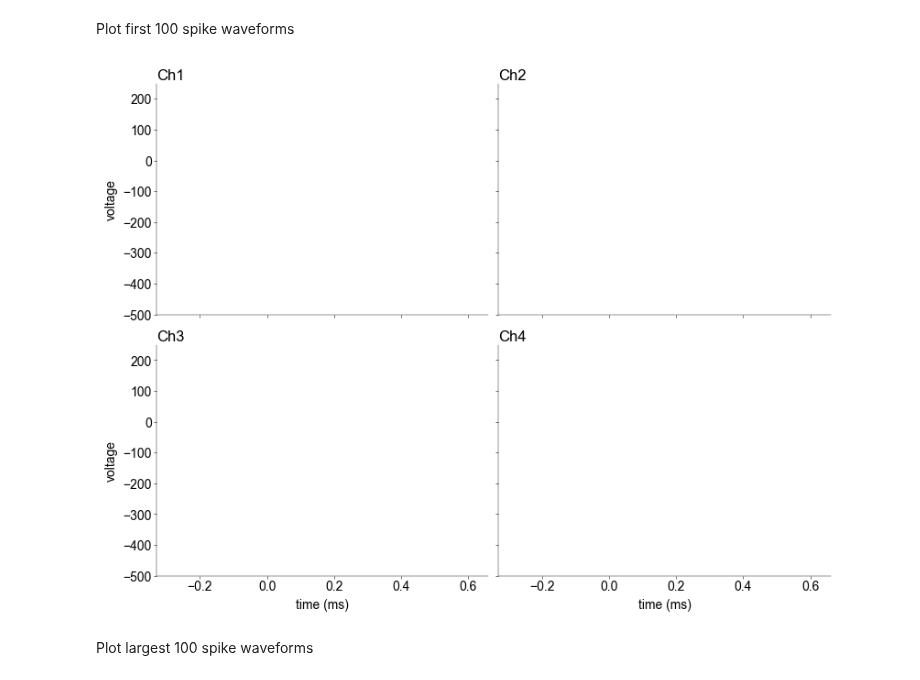
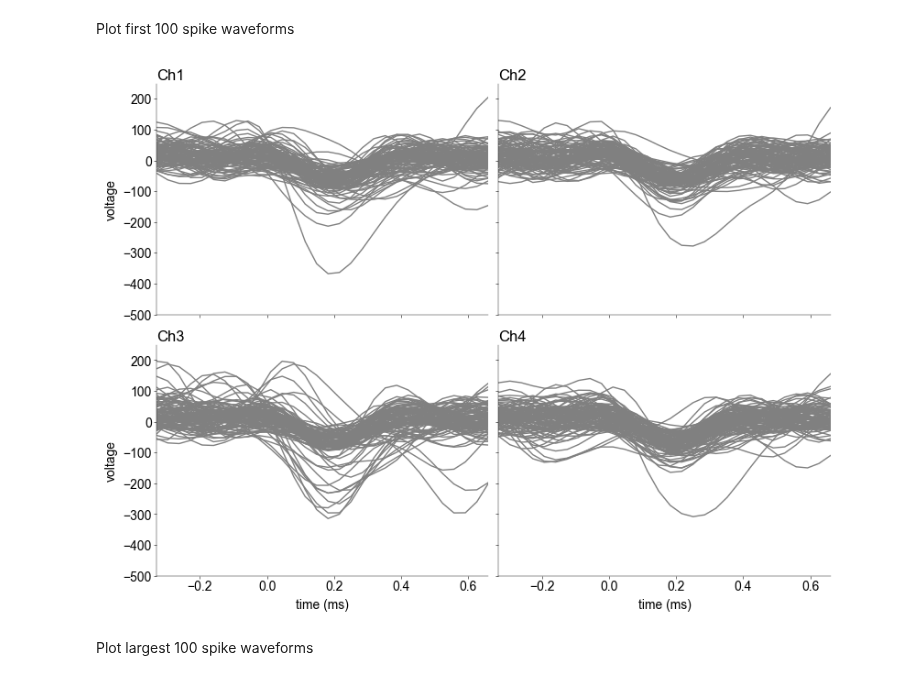
Before and after one commit to H-Kugler/neural-data-science, a Jupyter notebook: notebooks/CodingLab1.ipynb, the cells around one changed output. Cells and saved outputs as stored; diff of their text form; code cells hidden in the pictures.

```diff
--- a/notebooks/CodingLab1.ipynb
+++ b/notebooks/CodingLab1.ipynb
@@ -248,10 +252,19 @@ def detect_spikes(
     # ---------------------------------
     thrd = -N * sigma
 
+    # I am pretty sure this should also work with signal.find_peaks
     # ---------------------------------
     s_thrd = s[np.min(xf[s], axis=1) < thrd]
-    t = (s_thrd - s_thrd[0]) / fs * 1000
 
-    return s_thrd, t, thrd
+    s = [s_thrd[0]]
+    for spike in s_thrd[1:]:
+        if spike - s[-1] >= lockout:
+            s.append(spike)
+
+    s = np.array(s)
+
+    t = (s - s[0]) / fs * 1000
+
+    return s, t, thrd
 # %%
-s, t, thrd = detect_spikes(xf, fs)
+s, t_s, thrd = detect_spikes(x=xf, fs=fs)
@@ -314,7 +332,7 @@ For later spike sorting we need the waveforms of all detected spikes. Extract th
 def extract_waveforms(x: np.ndarray, s: np.ndarray) -> np.ndarray:
     """Extract spike waveforms at times s (given in samples)
     from the filtered signal `xf` using a fixed window around the
-    times othrdf the spikes.
+    times of the spikes.
 
     Parameters
     ----------
@@ -343,43 +361,59 @@ def extract_waveforms(x: np.ndarray, s: np.ndarray) -> np.ndarray:
 
     """
 
-    # insert your code here
-
     # ------------------------------
     # extract spike waveforms (1 pt)
     # ------------------------------
 
-    pass
+    n_spikes = len(s)
+    n_channels = x.shape[1]
+    length_window = 30
+    half_window = int(length_window / 2)
+
+    w = np.stack([x[-half_window + spike : spike + half_window] for spike in s])
+
+    assert w.shape == (n_spikes, length_window, n_channels)
+
+    return w
+# %%
+waveforms = extract_waveforms(x=xf, s=s)
 # %% [markdown]
 Plot first 100 spike waveforms
 # %%
 mosaic = [
     ["Ch1", "Ch2"],
     ["Ch3", "Ch4"],
 ]
 fig, ax = plt.subplot_mosaic(
     mosaic=mosaic, figsize=(8, 6), layout="constrained", dpi=100
 )
 
 # -------------------------------
 # plot first 100 spikes (0.5 pts)
 # -------------------------------
+x_limits = (-0.33, 0.66)
+y_limits = (-500, 250)
+
+waves = waveforms[:100, ...]
+t_s = np.linspace(x_limits[0], x_limits[1], num=waves.shape[1])
 
 # cols = ["Ch1", "Ch2", "Ch3", "Ch4"]
 for i, col in enumerate(cols):
-    ax[col].set_ylim((-500, 250))
-    ax[col].set_xlim((-0.33, 0.66))
+    ax[col].set_ylim(y_limits)
+    ax[col].set_xlim(x_limits)
     ax[col].set_title(col, loc="left")
     if col == "Ch3" or col == "Ch4":
         ax[col].set_xlabel("time (ms)")
     else:
         ax[col].set_xticklabels([])
     if col == "Ch1" or col == "Ch3":
         ax[col].set_ylabel("voltage")
     else:
         ax[col].set_yticklabels([])
+
+    ax[col].plot(t_s, waves[..., i].T, color="grey")
 # %% [output]
-[figure, old version]
+[figure, new version]
 # %% [markdown]
 Plot largest 100 spike waveforms
 # %%
```
Also changed, not shown: parts of 5 cells of this notebook.
